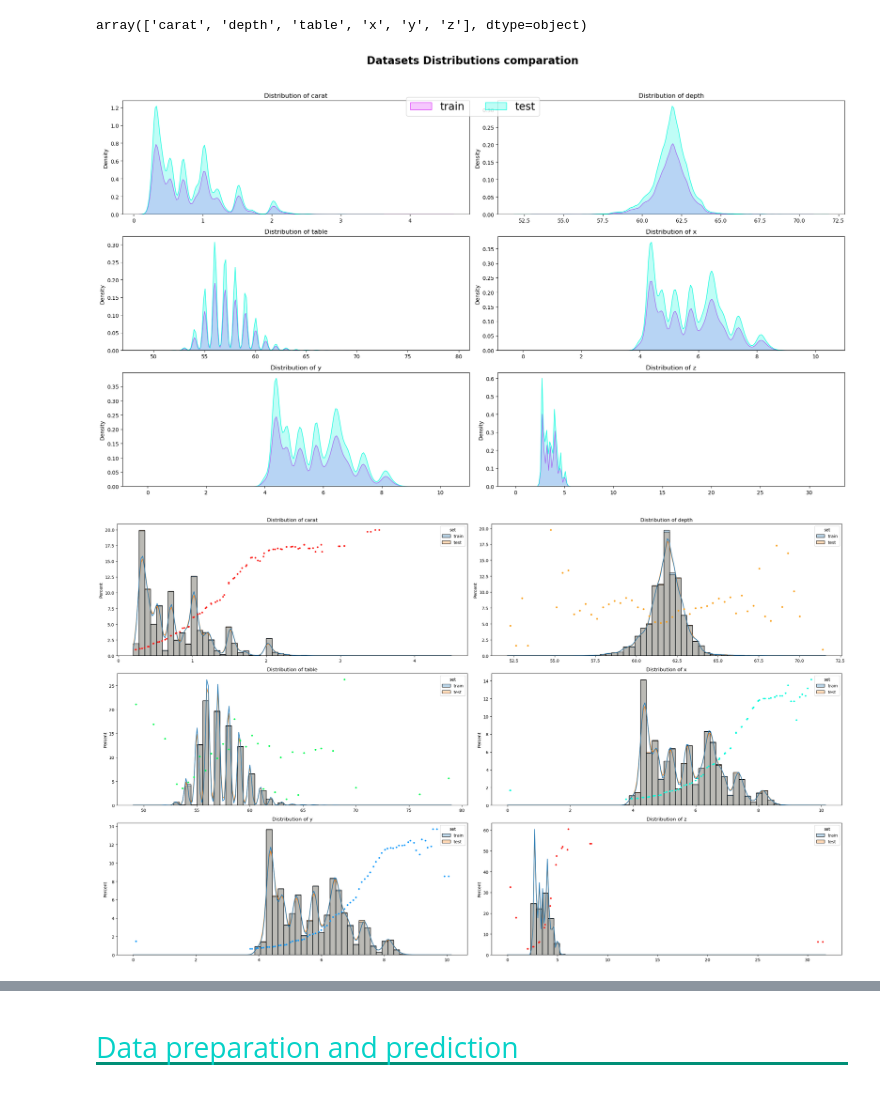
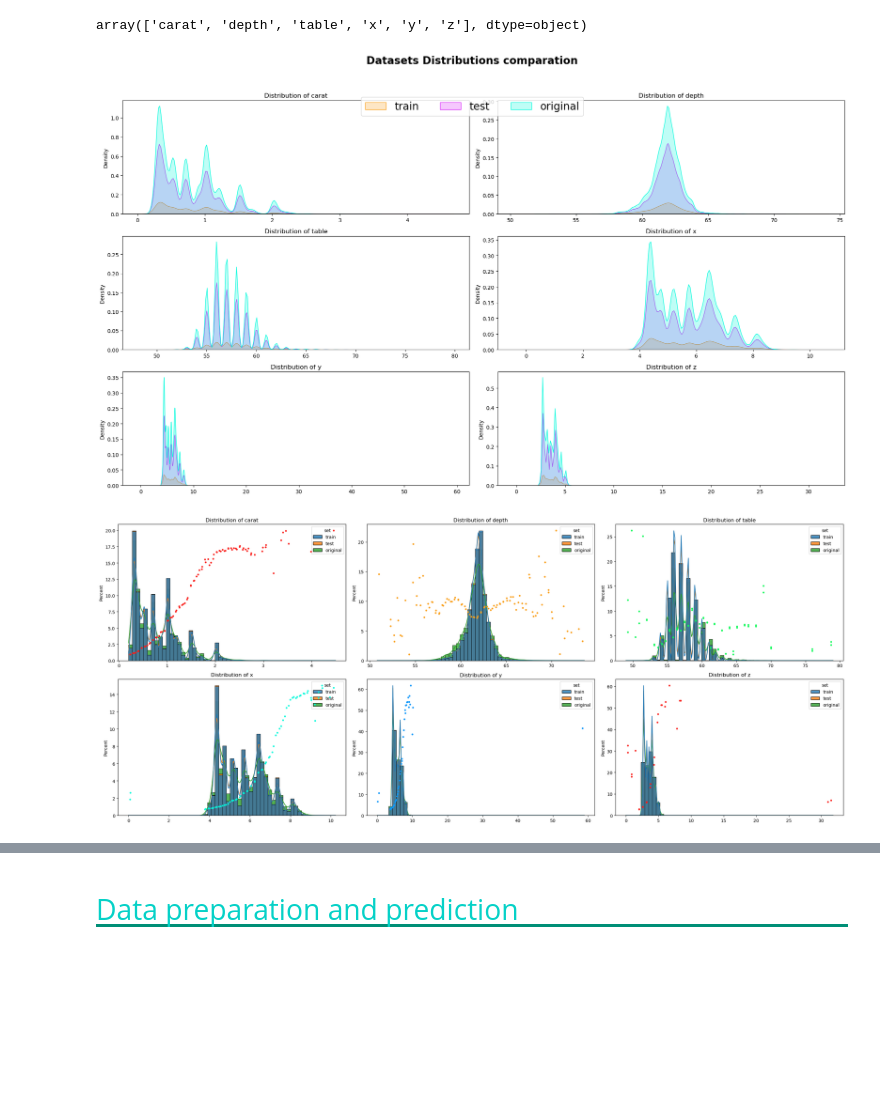
Before and after one commit to fxop0218/PlayGround-Kaggle-Series3, a Jupyter notebook: ps-s3-e8-eda-model-en-es.ipynb, the cells around one changed output, grey strips where cells are left out. Cells and saved outputs as stored; diff of their text form; code cells hidden in the pictures; blank space fills up the shorter version.

```diff
--- a/ps-s3-e8-eda-model-en-es.ipynb
+++ b/ps-s3-e8-eda-model-en-es.ipynb
@@ -253,0 +260,2 @@ None
+# %%
+labels = ["train", "test", "original"]
@@ -254,9 +271,10 @@ None
 # %%
-labels = ["train", "test"]
 comb_df = pd.concat([
     train_df.assign(set=labels[0]),
     test_df.assign(set=labels[1]),
+    original_df.assign(set=labels[2]),
 ])
+comb_df.reset_index(inplace=True)
 # %%
 comb_df
 # %% [output]
@@ -276,22 +294,22 @@ comb_df
 # %%
-test_df.drop(ID, axis=1, inplace=True)
-train_df.drop(ID, axis=1, inplace=True)
+# test_df.drop(ID, axis=1, inplace=True)
+# train_df.drop(ID, axis=1, inplace=True)
 all_columns = test_df.columns
-columns = np.setdiff1d(all_columns, CATEGORICAL_COLS)
+num_columns = np.setdiff1d(all_columns, CATEGORICAL_COLS)
 
-columns
+num_columns
 # %% [output]
 array(['carat', 'depth', 'table', 'x', 'y', 'z'], dtype=object)
 # %%
 n_cols = 2
-n_rows = math.ceil(len(columns)/n_cols)
+n_rows = math.ceil(len(num_columns)/n_cols)
 #kde_palette = {labels[0]: PALETTE_5[2], labels[1]: PALETTE_5[4]}
-kde_palette = {labels[0]: PALETTE_6[4], labels[1]: PALETTE_6[5]}
+kde_palette = {labels[0]: PALETTE_6[4], labels[1]: PALETTE_6[5], labels[2]: PALETTE_6[2]}
 
 fig, ax = plt.subplots(n_rows, n_cols, figsize=(20, n_rows*4))
 ax = ax.flatten()
 
-for i, column in enumerate(columns):
+for i, column in enumerate(num_columns):
     plot_axes = [ax[i]]
     sns.kdeplot(
         data=comb_df,x = column, hue = "set", label="Test PS datafraem",
@@ -319,43 +337,43 @@ fig.suptitle(f"Datasets Distributions comparation\n\n", fontsize=20, ha="center"
 fig.legend(handles, labels, loc="upper center", bbox_to_anchor=(0.5, 0.9), fontsize=20, ncol=4)
 plt.tight_layout()
 # %% [output]
-[figure, old version]
+[figure, new version]
 # %%
 x = 0
 n_bins = 55
 histplot_hyperparams = {
     "kde":True,
-    "alpha":0.3,
+    "alpha":0.8,
+    "bins":n_bins,
     "stat":"percent",
-    "bins":n_bins
 }
 line_style='-'
 
 columns =  ORDINAL_COLS + NUM_COLS
-n_cols = 2
+n_cols = 3
 n_rows = math.ceil(len(columns)/n_cols)
-fig, ax = plt.subplots(n_rows, n_cols, figsize=(25, n_rows*5))
+fig, ax = plt.subplots(n_rows, n_cols, figsize=(24, n_rows*5))
 ax = ax.flatten()
 
 for i, column in enumerate(columns):
     if x == 4:
         x = 0
     else:
         x = x + 1
     plot_axes = [ax[i]]
 
     if column in ORDINAL_COLS:
         plot_ordinals(column, ax[i], PALETTE_6[x])
     else:
         plot_cont(column, ax[i], PALETTE_6[x])
 
     # titles
     ax[i].set_title(f"Distribution of {column}");
     ax[i].set_xlabel(None)
 
 for i in range(i+1, len(ax)):
     ax[i].axis("off")
 
 plt.tight_layout()
 # %% [output]
-[figure, old version]
+[figure, new version]
```
Also changed, not shown: parts of 12 cells of this notebook.
